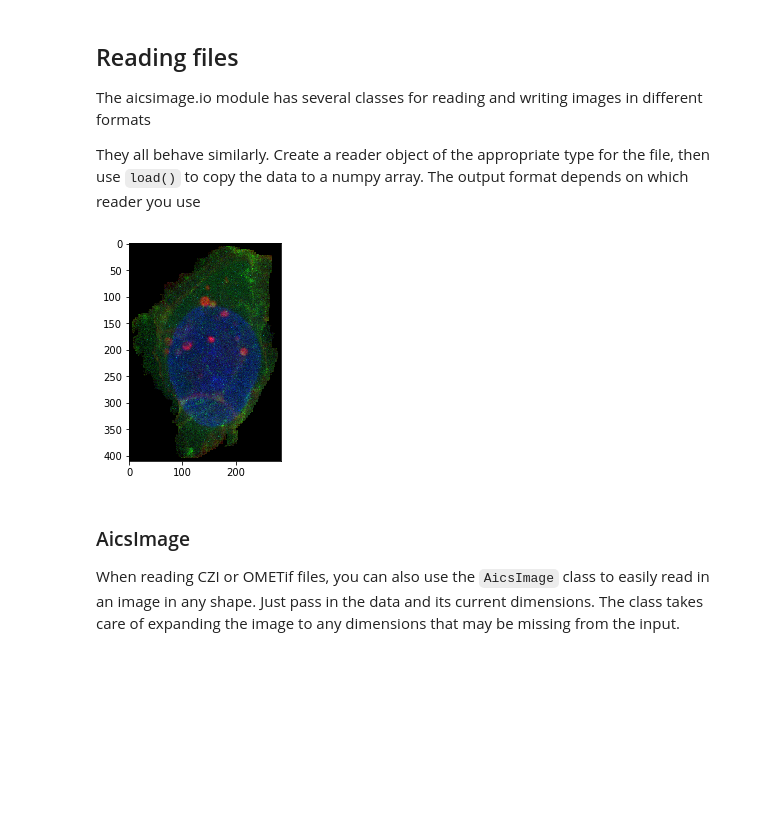
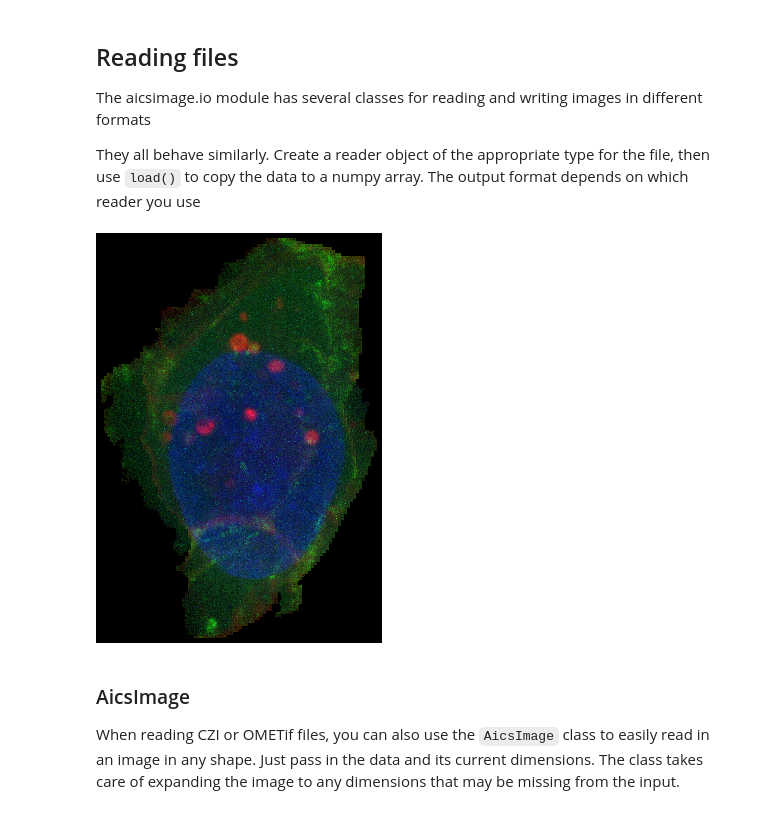
Before and after one commit to AllenCellModeling/aicsimage, a Jupyter notebook: Aicsimage Processing Guide.ipynb, the cells around one changed output. Drawn from its saved outputs; the diff is of its cells as text; code cells hidden in the pictures; blank space fills up the shorter version.

Commit message:
Better visualization and shows images to scale now

````diff
--- a/Aicsimage Processing Guide.ipynb
+++ b/Aicsimage Processing Guide.ipynb
@@ -4,19 +4,24 @@ import matplotlib.pyplot as pplt
 import aicsimage.processing as proc
 from aicsimage.io import cziReader, omeTifReader, pngReader, tifReader, pngWriter, omeTifWriter
 from scipy.ndimage.measurements import center_of_mass
+from IPython.core.display import display, display_markdown
+import PIL.Image
 
 # hides warnings from the tifReader
 import warnings
 warnings.filterwarnings('ignore')
 
-def show(img, title=""):
+def show(img, title="", scale=True):#  , title=""):
     """
     Helper function to display a CYX image
     """
     # flip from CYX to YXC for pyplot
-    pplt.imshow(img.transpose(1, 2, 0))
-    pplt.title(title)
-    pplt.show()
+    if len(title) > 0:
+        print(title)
+    display(PIL.Image.fromarray(((img * (255 if scale else 1)).astype('uint8')).transpose(1, 2, 0), "RGB"))
+    # pplt.imshow(img.transpose(1, 2, 0))
+    # pplt.title(title)
+    # pplt.show()
 
 def load_all(*files):
     """
@@ -36,18 +41,18 @@ They all behave similarly. Create a reader object of the appropriate type for th
 # %%
 with tifReader.TifReader('test/img/img40_1_seg_cell.tif') as r:
     # img is now a greyscale ZYX numpy array
     img = r.load()
 
 with omeTifReader.OmeTifReader('test/img/img40_1.ome.tif') as r:
     # img is now a TZCYZ numpy array
     img = r.load()
 
 with pngReader.PngReader('test/img/img40_1.png') as r:
     # img is now a CYX image
     img = r.load()
-    show(img)
+    show(img, scale=False)
 # %% [output]
-[figure, old version]
+[figure, new version]
 # %% [markdown]
 ### AicsImage
 When reading CZI or OMETif files, you can also use the ```AicsImage``` class to easily read in an image in any shape. Just pass in the data and its current dimensions. The class takes care of expanding the image to any dimensions that may be missing from the input.
````
Also changed, not shown: parts of 22 cells of this notebook.
